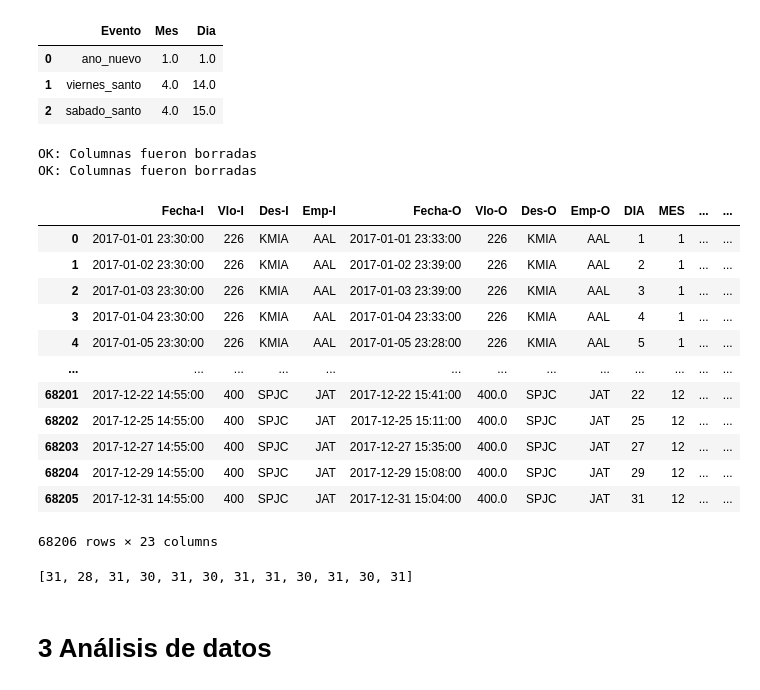
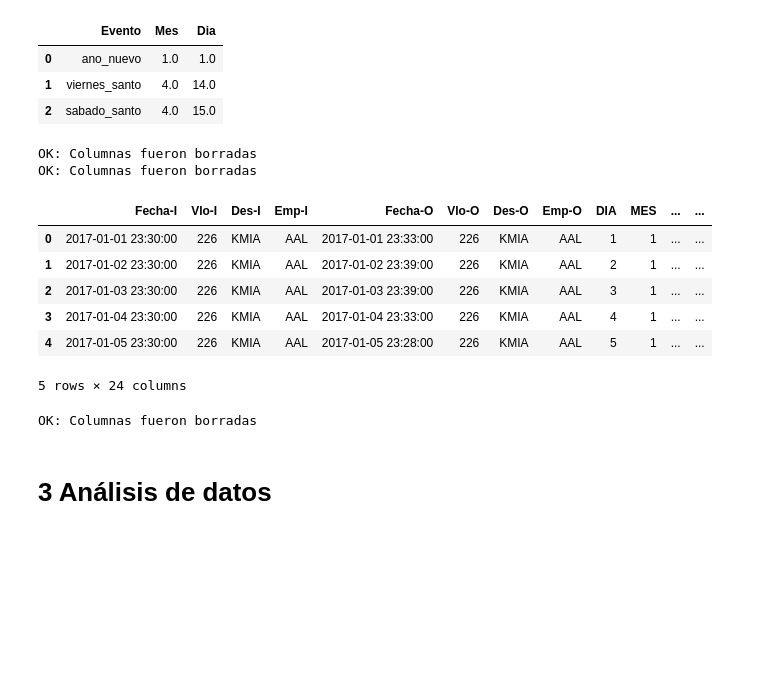
Before and after one commit to GuillermoBastian/LatamProject, a Jupyter notebook: solution.ipynb, the cells around one changed output. Cells and saved outputs as stored; diff of their text form; code cells hidden in the pictures; blank space fills up the shorter version.

```diff
--- a/solution.ipynb
+++ b/solution.ipynb
@@ -122,53 +130,56 @@ feriados_chile.head(3)
 # %%
 # 1.- Feriados:
 main_nfields_df = pd.merge(original_df, feriados_chile,  how='left', left_on=['DIA','MES'], right_on = ['Dia','Mes'])
 cols_borrar = ['Dia','Mes']
 delete_cols(main_nfields_df, cols_borrar)
 main_nfields_df['Evento'] = main_nfields_df['Evento'].fillna(0)
 
 # 2.- Hora de partida
 main_nfields_df["HORA"] = main_nfields_df["Fecha-I"].dt.hour + main_nfields_df["Fecha-I"].dt.minute/60
 
 # 3.- Emp - Vuelo
 main_nfields_df["Emp-Vlo"] = main_nfields_df["Emp-I"].astype(str) + main_nfields_df["Vlo-I"].astype(str)
 main_nfields_df.head()
 
 # 3.- Km diferencia + 4.- Tiempo de vuelo
 main_nfields_df = pd.merge(main_nfields_df, km_tpo,  how='left', left_on=['SIGLADES'], right_on = ['SIGLADES'])
 cols_borrar = ['Duración_hrs']
 delete_cols(main_nfields_df, cols_borrar)
 main_nfields_df
 
-# 6.- Last_Day_Month
+# 6.- último dia del mes
+
+def calc_ult_dia (anio):
+  lista_ult_dia = []
+  lista_mes = []
+  for i in range(1,13):
+    dummy_date = "{}-01-{}".format(str(i),str(anio))
+    lista_mes.append(i)
+    lista_ult_dia.append(pd.Period(dummy_date,freq='M').end_time.date().day)
+    df_ult_dia = pd.DataFrame(list(zip(lista_mes, lista_ult_dia)),
+               columns =['MES', 'ULT_DIA'])
+  return df_ult_dia
+
+df_ult_dia = calc_ult_dia(2017)
+
+main_nfields_df = pd.merge(main_nfields_df, df_ult_dia,  how='left', left_on=['MES'], right_on = ['MES'])
+main_nfields_df.head()
 # %% [output]
 OK: Columnas fueron borradas
 OK: Columnas fueron borradas
 |  | Fecha-I | Vlo-I | Des-I | Emp-I | Fecha-O | Vlo-O | Des-O | Emp-O | DIA | MES | ... | ... |
 | 0 | 2017-01-01 23:30:00 | 226 | KMIA | AAL | 2017-01-01 23:33:00 | 226 | KMIA | AAL | 1 | 1 | ... | ... |
 | 1 | 2017-01-02 23:30:00 | 226 | KMIA | AAL | 2017-01-02 23:39:00 | 226 | KMIA | AAL | 2 | 1 | ... | ... |
 | 2 | 2017-01-03 23:30:00 | 226 | KMIA | AAL | 2017-01-03 23:39:00 | 226 | KMIA | AAL | 3 | 1 | ... | ... |
 | 3 | 2017-01-04 23:30:00 | 226 | KMIA | AAL | 2017-01-04 23:33:00 | 226 | KMIA | AAL | 4 | 1 | ... | ... |
 | 4 | 2017-01-05 23:30:00 | 226 | KMIA | AAL | 2017-01-05 23:28:00 | 226 | KMIA | AAL | 5 | 1 | ... | ... |
-| ... | ... | ... | ... | ... | ... | ... | ... | ... | ... | ... | ... | ... |
-| 68201 | 2017-12-22 14:55:00 | 400 | SPJC | JAT | 2017-12-22 15:41:00 | 400.0 | SPJC | JAT | 22 | 12 | ... | ... |
-| 68202 | 2017-12-25 14:55:00 | 400 | SPJC | JAT | 2017-12-25 15:11:00 | 400.0 | SPJC | JAT | 25 | 12 | ... | ... |
-| 68203 | 2017-12-27 14:55:00 | 400 | SPJC | JAT | 2017-12-27 15:35:00 | 400.0 | SPJC | JAT | 27 | 12 | ... | ... |
-| 68204 | 2017-12-29 14:55:00 | 400 | SPJC | JAT | 2017-12-29 15:08:00 | 400.0 | SPJC | JAT | 29 | 12 | ... | ... |
-| 68205 | 2017-12-31 14:55:00 | 400 | SPJC | JAT | 2017-12-31 15:04:00 | 400.0 | SPJC | JAT | 31 | 12 | ... | ... |
-68206 rows × 23 columns
+5 rows × 24 columns
-# %%
-def calc_ult_dia (anio):
-  lista_ult_dia = []
-  lista_mes = []
-  for i in range(1,13):
-    dummy_date = "{}-01-{}".format(str(i),str(anio))
-    lista_mes.append(i)
-    lista_ult_dia.append(pd.Period(dummy_date,freq='M').end_time.date().day)
-  return lista_ult_dia
-
-calc_ult_dia(2017)
-# %% [output]
-[31, 28, 31, 30, 31, 30, 31, 31, 30, 31, 30, 31]
+# %%
+#Borrar últiomas columnas
+cols_borrar = ["Fecha-I", "Fecha-O"]
+delete_cols(main_nfields_df, cols_borrar)
+# %% [output]
+OK: Columnas fueron borradas
 # %% [markdown]
 # 3 Análisis de datos
 # %%
```
Also changed, not shown: parts of 25 cells of this notebook.
